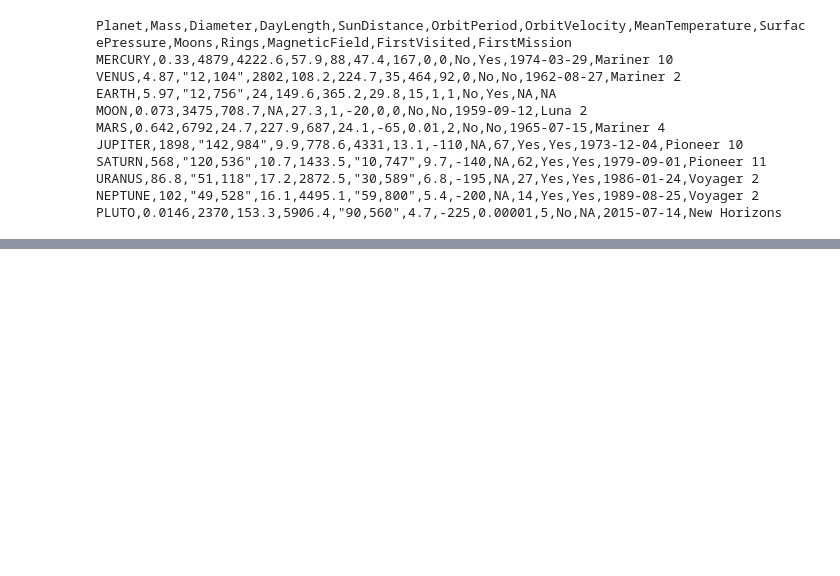
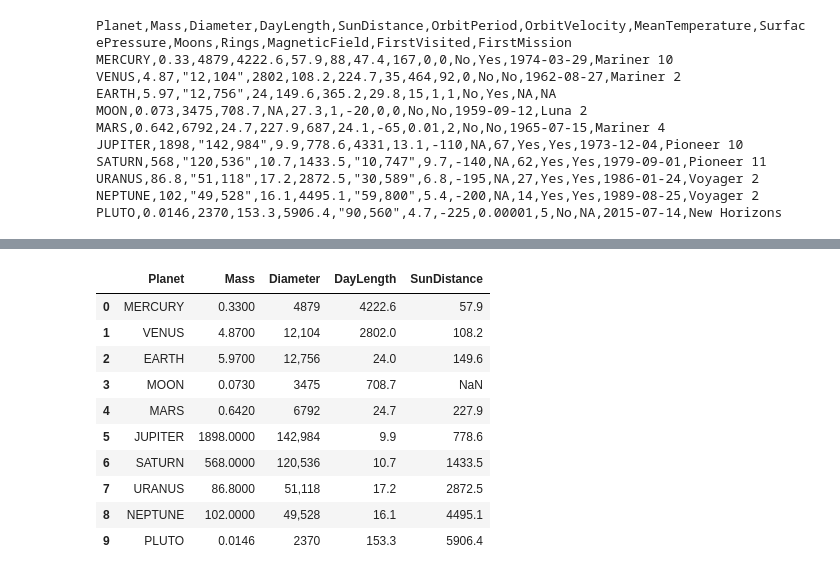
Before and after one commit to aicharya/PyStatsLi, a Jupyter notebook: Intro.ipynb, the cells around one changed output, grey strips where cells are left out. Saved outputs shown, nothing was run; the diff lists cells and outputs as text; code cells hidden in the pictures; blank space fills up the shorter version.

```diff
--- a/Intro.ipynb
+++ b/Intro.ipynb
@@ -52,0 +90,3 @@ PLUTO,0.0146,2370,153.3,5906.4,"90,560",4.7,-225,0.00001,5,No,NA,2015-07-14,New
+# %%
+planets = pd.read_csv("./PyStatsLi/Planets.csv", usecols = [0, 1, 2, 3, 4])
+planets.set_index('Planet')
@@ -52,0 +106,14 @@ PLUTO,0.0146,2370,153.3,5906.4,"90,560",4.7,-225,0.00001,5,No,NA,2015-07-14,New
+# %%
+planets
+# %% [output]
+|  | Planet | Mass | Diameter | DayLength | SunDistance |
+| 0 | MERCURY | 0.3300 | 4879 | 4222.6 | 57.9 |
+| 1 | VENUS | 4.8700 | 12,104 | 2802.0 | 108.2 |
+| 2 | EARTH | 5.9700 | 12,756 | 24.0 | 149.6 |
+| 3 | MOON | 0.0730 | 3475 | 708.7 | NaN |
+| 4 | MARS | 0.6420 | 6792 | 24.7 | 227.9 |
+| 5 | JUPITER | 1898.0000 | 142,984 | 9.9 | 778.6 |
+| 6 | SATURN | 568.0000 | 120,536 | 10.7 | 1433.5 |
+| 7 | URANUS | 86.8000 | 51,118 | 17.2 | 2872.5 |
+| 8 | NEPTUNE | 102.0000 | 49,528 | 16.1 | 4495.1 |
+| 9 | PLUTO | 0.0146 | 2370 | 153.3 | 5906.4 |
```
Also changed, not shown: parts of 7 cells of this notebook.
